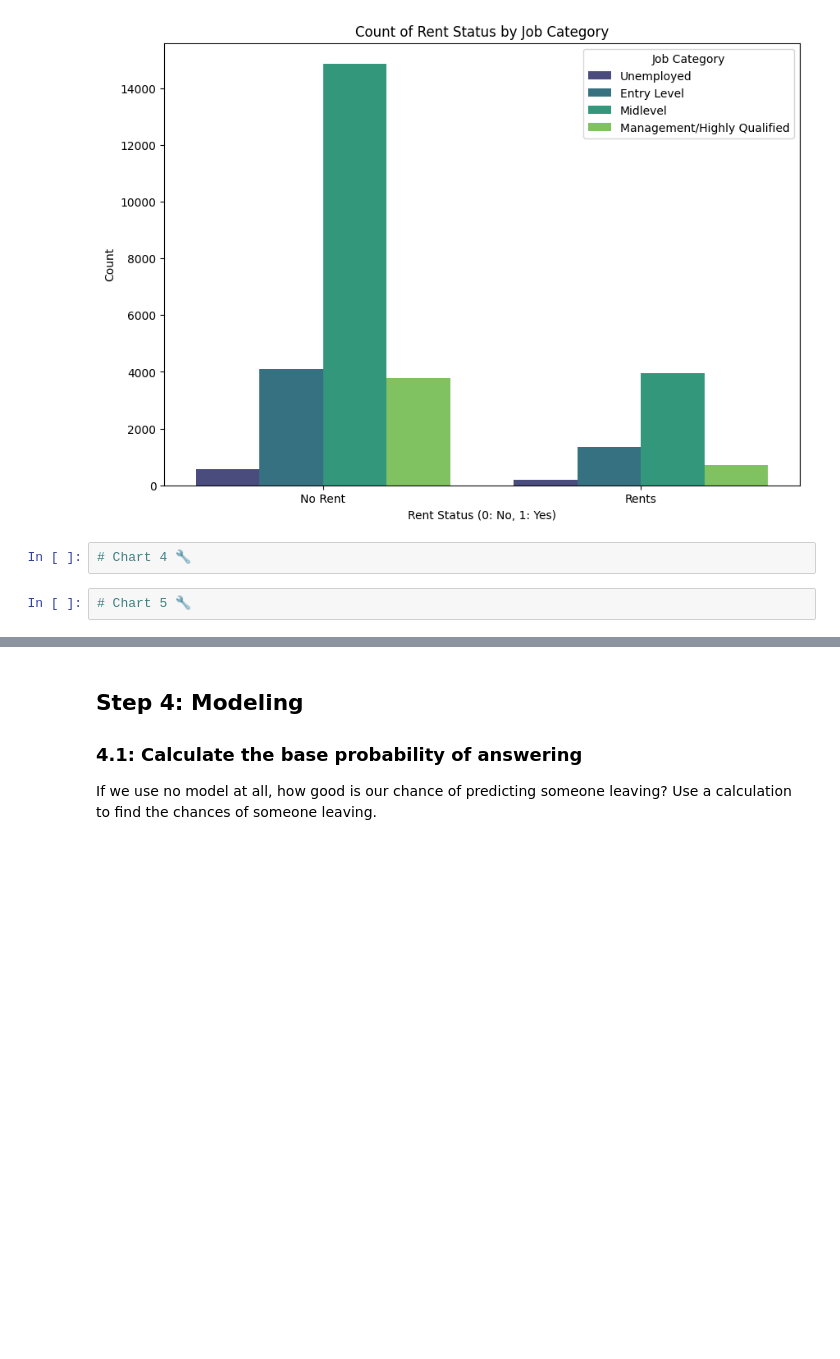
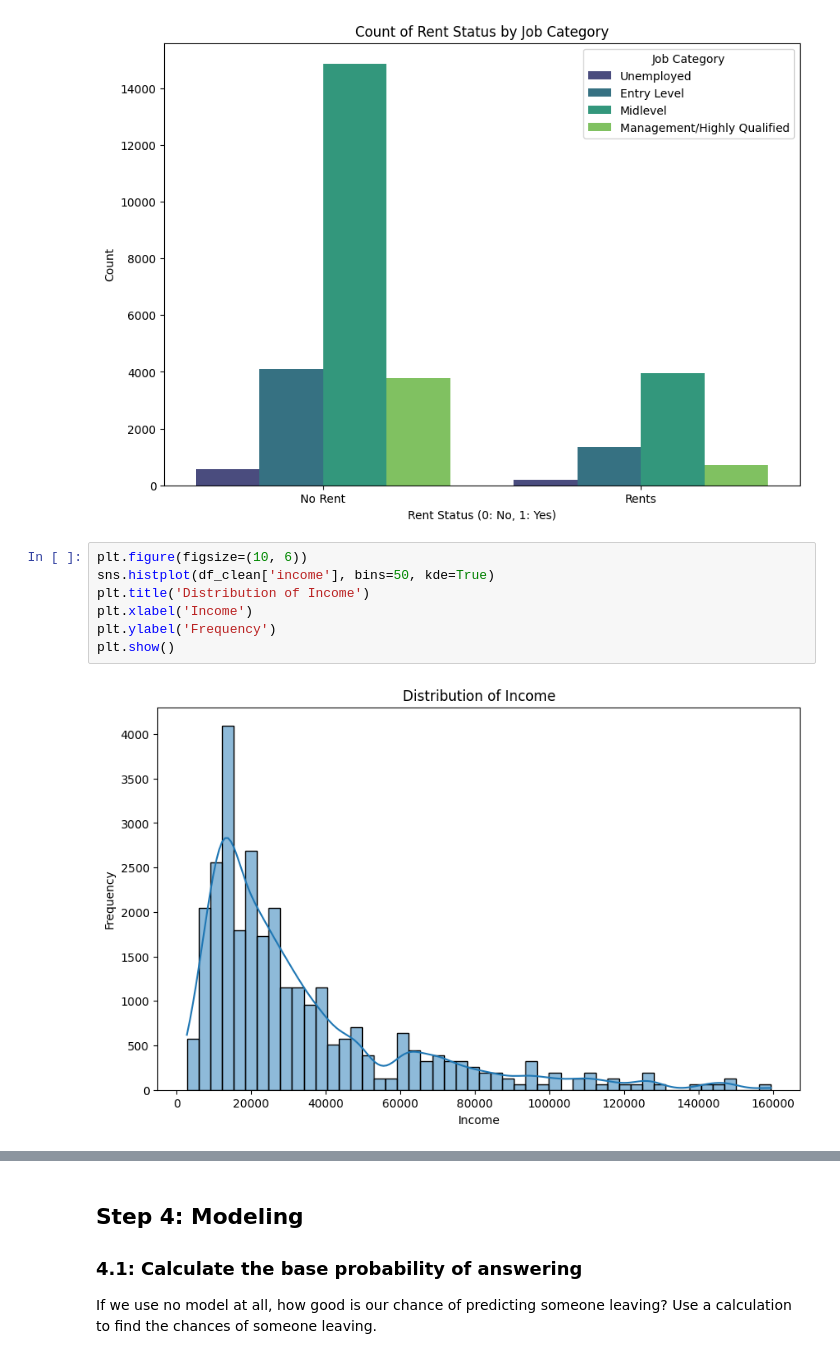
Before and after one commit to NovicePython2004/IS4487, a Jupyter notebook: Assignments/assignment_10_classification.ipynb, the cells around one changed output, grey strips where cells are left out. Saved outputs shown, nothing was run; the diff lists cells and outputs as text; blank space fills up the shorter version.

```diff
--- a/Assignments/assignment_10_classification.ipynb
+++ b/Assignments/assignment_10_classification.ipynb
@@ -321,7 +321,12 @@ plt.legend(title='Job Category', labels=['Unemployed', 'Entry Level', 'Midlevel'
 plt.show()
 # %% [output]
 [figure]
-# %%
-# Chart 4 🔧
-# %%
-# Chart 5 🔧
+# %%
+plt.figure(figsize=(10, 6))
+sns.histplot(df_clean['income'], bins=50, kde=True)
+plt.title('Distribution of Income')
+plt.xlabel('Income')
+plt.ylabel('Frequency')
+plt.show()
+# %% [output]
+[figure, added]
```
Also changed, not shown: parts of 39 cells of this notebook.
